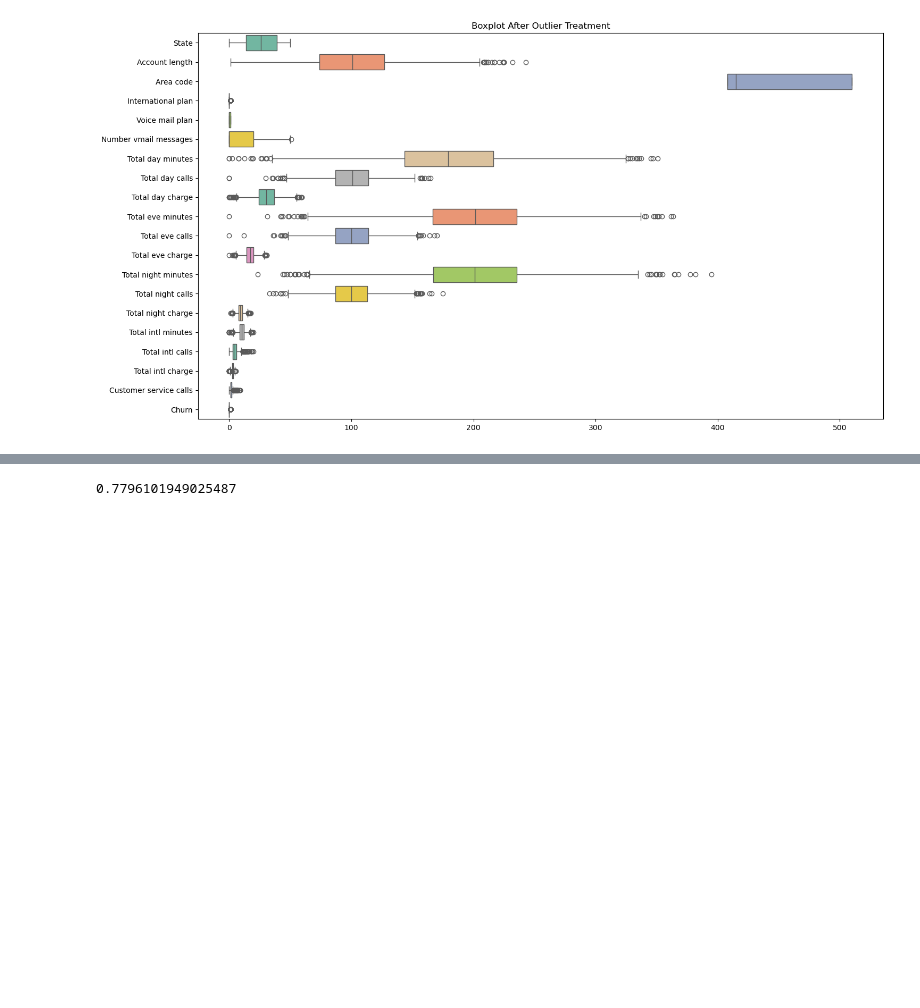
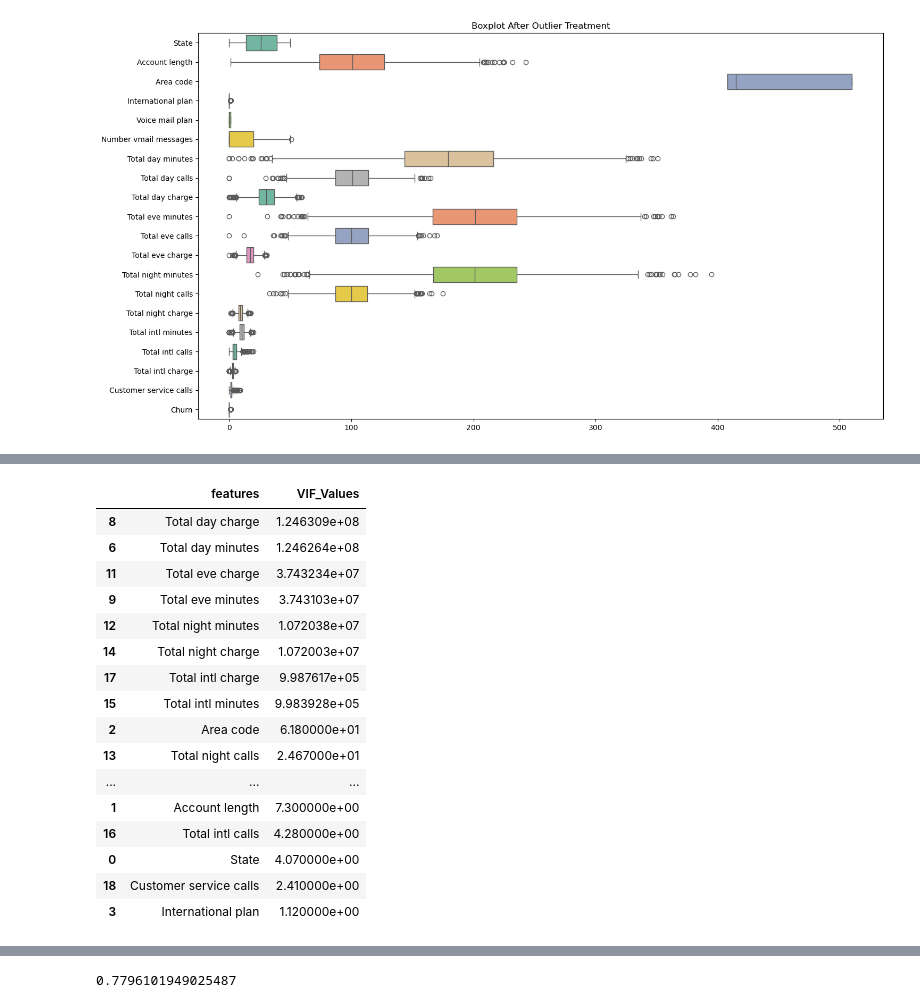
Before and after one commit to mukeshmagar543/Telecom-Churn-Dataset, a Jupyter notebook: Model.ipynb, the cells around one changed output, grey strips where cells are left out. Drawn from its saved outputs; the diff is of its cells as text; code cells hidden in the pictures; blank space fills up the shorter version.

```diff
--- a/Model.ipynb
+++ b/Model.ipynb
@@ -92,29 +121,3 @@ Categorical_Data
 | 3331 | WV | No | No | False |
 | 3332 | CT | Yes | No | False |
 3333 rows × 4 columns
-# %%
-# Checking Descriptive Stats : Numerical_Data and Categorical_Data
-# Univariate Analysis
-from collections import OrderedDict
-
-stats = []
-
-for i in Numerical_Data:
-    numerical_stats = OrderedDict({
-        'Feature' : i,
-        'Maximum' : Numerical_Data[i].max(),
-        'Minimum' : Numerical_Data[i].min(),
-        'Mean' : Numerical_Data[i].mean(),
-        "25%" : Numerical_Data[i].quantile(0.25),
-        'Median' : Numerical_Data[i].quantile(0.50),
-        '75%' : Numerical_Data[i].quantile(0.75),
-        'Kurtosis' : Numerical_Data[i].kurt(),
-        "Skewness" : Numerical_Data[i].skew(),
-        'Standard Deviation' : Numerical_Data[i].std()
-    })
-
-    stats.append(numerical_stats)
-
-    report = pd.DataFrame(stats)
-
-report
@@ -214,0 +273,29 @@ plt.show()
+# %%
+# Checking VIF:
+def calculate_vif(dataset):
+    vif = pd.DataFrame()
+    vif['features'] = dataset.columns
+    vif['VIF_Values'] = [variance_inflation_factor(dataset.values,i) for i in range(dataset.shape[1])]
+    vif['VIF_Values'] = round(vif['VIF_Values'], 2)
+    vif = vif.sort_values(by = 'VIF_Values', ascending=False)
+    return (vif)
+
+calculate_vif(df.drop('Churn',axis = 1))
+# %% [output]
+|  | features | VIF_Values |
+| 8 | Total day charge | 1.246309e+08 |
+| 6 | Total day minutes | 1.246264e+08 |
+| 11 | Total eve charge | 3.743234e+07 |
+| 9 | Total eve minutes | 3.743103e+07 |
+| 12 | Total night minutes | 1.072038e+07 |
+| 14 | Total night charge | 1.072003e+07 |
+| 17 | Total intl charge | 9.987617e+05 |
+| 15 | Total intl minutes | 9.983928e+05 |
+| 2 | Area code | 6.180000e+01 |
+| 13 | Total night calls | 2.467000e+01 |
+| ... | ... | ... |
+| 1 | Account length | 7.300000e+00 |
+| 16 | Total intl calls | 4.280000e+00 |
+| 0 | State | 4.070000e+00 |
+| 18 | Customer service calls | 2.410000e+00 |
+| 3 | International plan | 1.120000e+00 |
```
Also changed, not shown: parts of 17 cells of this notebook, 13 other files.
